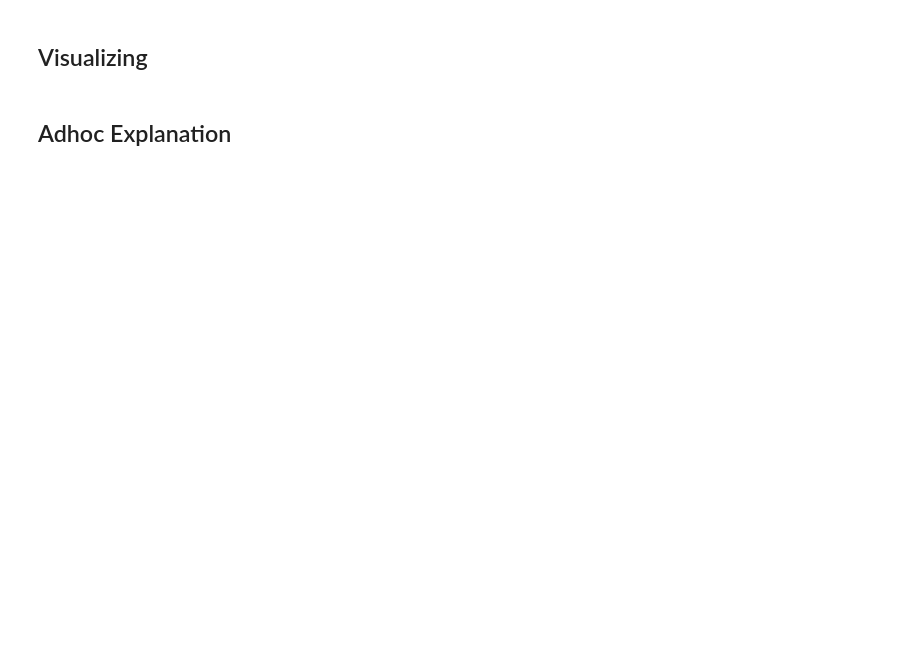
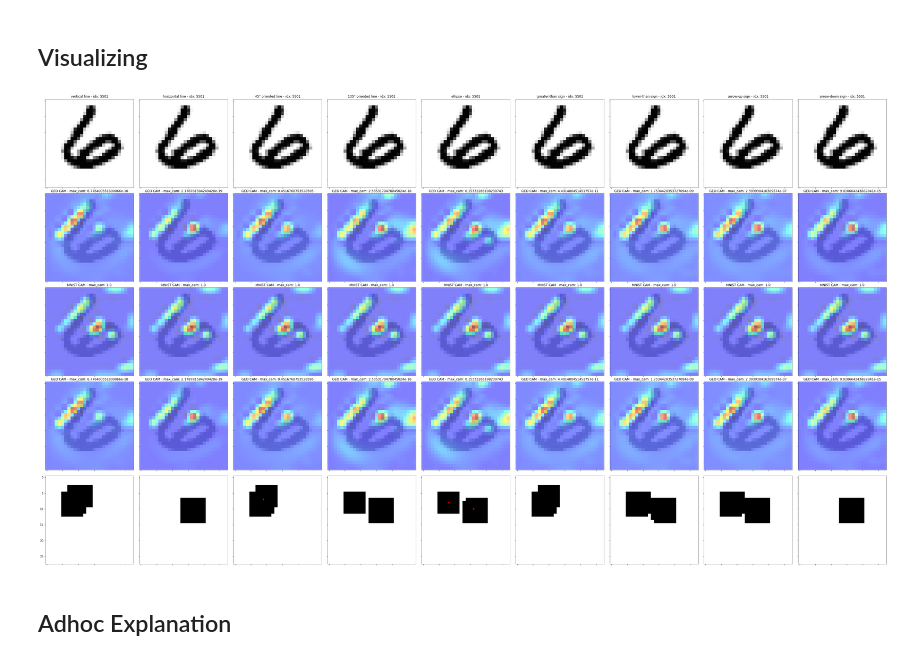
Before and after one commit to fsilvestrim/thesis, a Jupyter notebook: Geo_Cam.ipynb, the cells around one changed output. Cells and saved outputs as stored; diff of their text form; code cells hidden in the pictures; blank space fills up the shorter version.

```diff
--- a/Geo_Cam.ipynb
+++ b/Geo_Cam.ipynb
@@ -260,12 +260,12 @@ def get_grid_position(position, size, boundingbox=None, divisions=(3,3)):
 # %%
-def get_verbose_grid_position(vertical_idx, horizontal_idx):
+def get_verbose_grid_position(horizontal_idx, vertical_idx):
   horizontal_labels = ['left', 'mid', 'right']
   vertical_labels = ['top', 'mid', 'bottom']
 
   vertical_idx = np.clip(vertical_idx, 0, len(horizontal_labels)-1)
   horizontal_idx = np.clip(horizontal_idx, 0, len(vertical_labels)-1)
 
-  return vertical_labels[vertical_idx], horizontal_labels[horizontal_idx]
+  return horizontal_labels[horizontal_idx], vertical_labels[vertical_idx]
 # %%
 def download_file(name, filepath):
   return tf.keras.utils.get_file(name, filepath)
@@ -719,7 +719,8 @@ def get_experiment_cam_predictions(test_image, kdn, pdn,
       cam = geo_cam[category] - (geo_cam[category] * (1 - pd_cam))
     else:
       cam = geo_cam[category]
-    # cam = cam * modulation
+
+    cam = cam * modulation
     # print(f"min: {np.min(cam)}, max: {np.max(cam)}")
     attenuated_geo_cam_maxes.append(np.max(cam) * modulation)
     geo_cam[category] = np.copy(cam)
@@ -727,26 +728,26 @@ def get_experiment_cam_predictions(test_image, kdn, pdn,
   # threshorld and centers
   for category in range(kdn['num_classes']):
     cam = geo_cam[category]
-    # cam = (cam >= threshold) * threshold
     cam = resize_image(cam, shape)
 
+    cam = cv2.dilate(cam, None, iterations=3)
     _, cam = cv2.threshold(cam, np.max(cam) * threshold, np.max(cam), cv2.THRESH_BINARY)
 
     cam_thresh[category] = cam
 
-    cv_img = np.array(cam * 255, dtype = np.uint8)
-    contours, _ = cv2.findContours(cv_img, cv2.RETR_LIST, cv2.CHAIN_APPROX_NONE)
+    cv_img = np.array(np.copy(cam) * 255, dtype = np.uint8)
+    contours, _ = cv2.findContours(cv_img, cv2.RETR_EXTERNAL, cv2.CHAIN_APPROX_SIMPLE)
 
     centers[category] = []
     grid_pos[category] = set()
 
     for i in range(len(contours)):
-      moments = cv2.moments(contours[i])
+      moments = cv2.moments(contours[i], True)
       if moments['m00'] > 0:
+        # center = cv2.minAreaRect(contours[i])[0]
         center = (safe_divide(moments['m10'], moments['m00']), safe_divide(moments['m01'], moments['m00']))
+        centers[category].append(center)
         grid_position = get_grid_position(center, shape, boundingbox=test_image_bb)
-
-        centers[category].append(center)
         grid_pos[category].add(grid_position)
 
   extra_infos = dict()
@@ -789,7 +790,7 @@ model_gcmcam_geo = Model([model_gcm_complete.inputs],
 # Basic values
 nr_top_prediction_considered = 2
 common_threshold = 0.8
-common_cam_method = grad_cam_m
+common_cam_method = grad_cam_pp_m
 
 # Isolated KDN CAM
 isolated_geo_settings = {'kdn':{'model':model_geocam, 'num_classes': len(dataset_labels), 'output_branch':0},
@@ -904,7 +937,7 @@ Exception: ignored
 # %% [markdown]
 ## Validation Average
 # %%
-samples = 100
+samples = 20
 descriptions = dict()
 
 with tqdm(total=(samples * mnist_num_classes), position=0, leave=True) as pbar:
@@ -997,8 +1061,8 @@ plt.show()
 # %%
 warnings.simplefilter('ignore', UserWarning)
 
-# prediction based on conv output (5056, 6146, 2365, 2587, 5310, 6638, 1195)
-test_image, test_label, test_idx = get_sample(mnist_test)
+# prediction based on conv output (5056, 6146, 2365, 2587, 5310, 6638, 1195) / 6222
+test_image, test_label, test_idx = get_sample(mnist_test, 5501)
 mnist_gcm_predictions = predict(model_gcm, test_image)
 mnist_gcm_prediction = np.argmax(mnist_gcm_predictions)
 
@@ -1025,33 +1089,35 @@ for category in range(len(dataset_labels)):
   show_heatmap(test_image, cam, mnist_shape, True, title, ax=grid[image_idx])
   image_idx += 1
 
 # minist cam
 cam = cam_extra['pd_cam']
 for category in range(len(dataset_labels)):
   title = f"MNIST CAM - max_cam: {np.max(cam)}"
   show_heatmap(test_image, cam, mnist_shape, True, title, ax=grid[image_idx])
   image_idx += 1
 
 # geocam cam
 for category in range(len(dataset_labels)):
   cam = cam_activations[category]
   title = f"GEO CAM - max_cam: {np.max(cam)}"
   show_heatmap(test_image, cam, mnist_shape, True, title, ax=grid[image_idx])
   image_idx += 1
 
 # geocam areas
 for category in range(len(dataset_labels)):
   camt = cam_extra['thresholds'][category]
   grid[image_idx].imshow(camt, cmap='Greys')
 
   camp = cam_extra['centers'][category]
   for center_idx in range(len(camp)):
     camp_center = camp[center_idx]
     grid[image_idx].add_patch(plt.Circle(camp_center, 0.2, color='r'))
 
   image_idx += 1
 
 plt.show()
+# %% [output]
+[figure, added]
 # %% [markdown]
 ## Adhoc Explanation
 # %%
```
Also changed, not shown: parts of 18 cells of this notebook.
